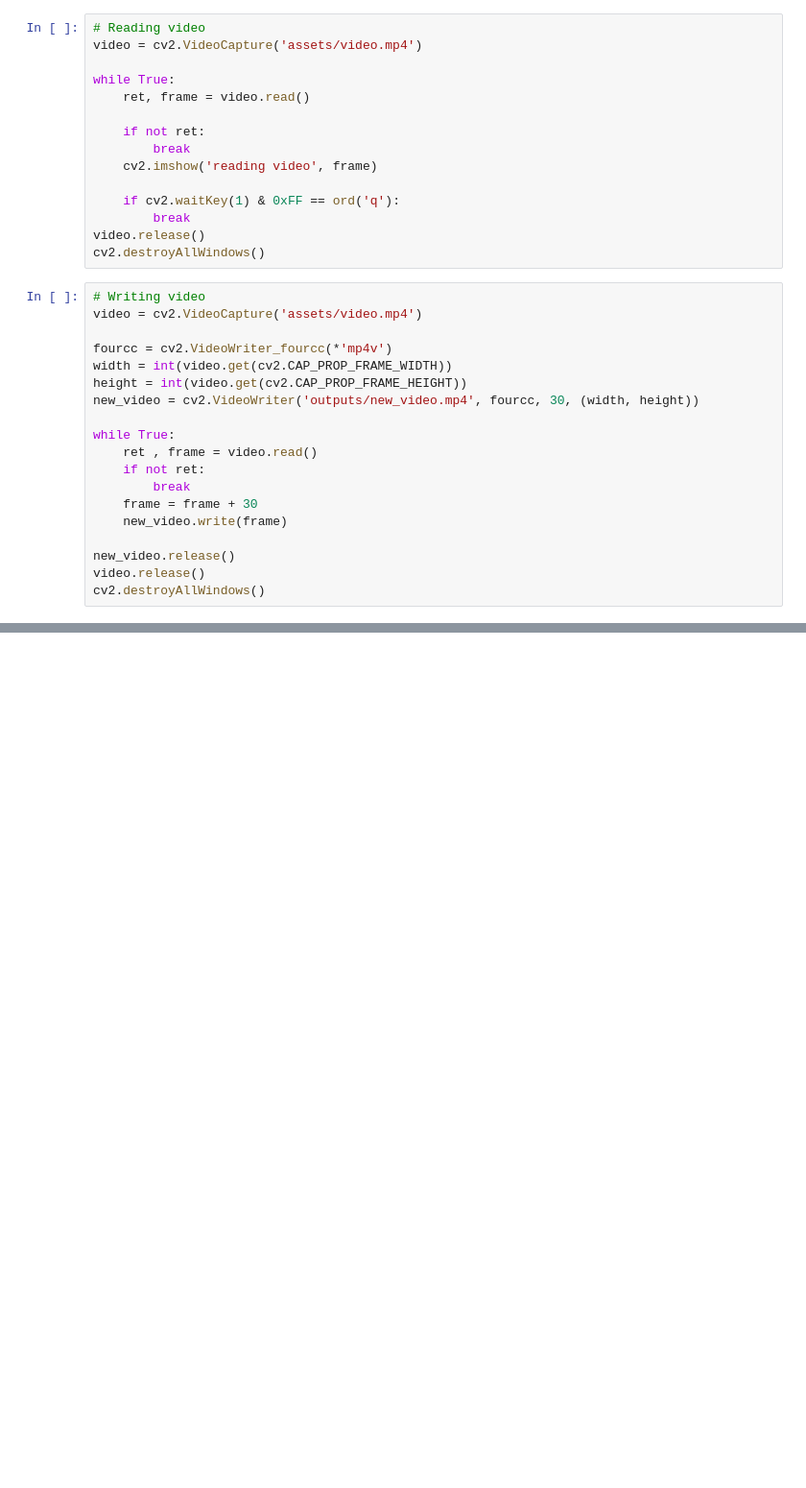
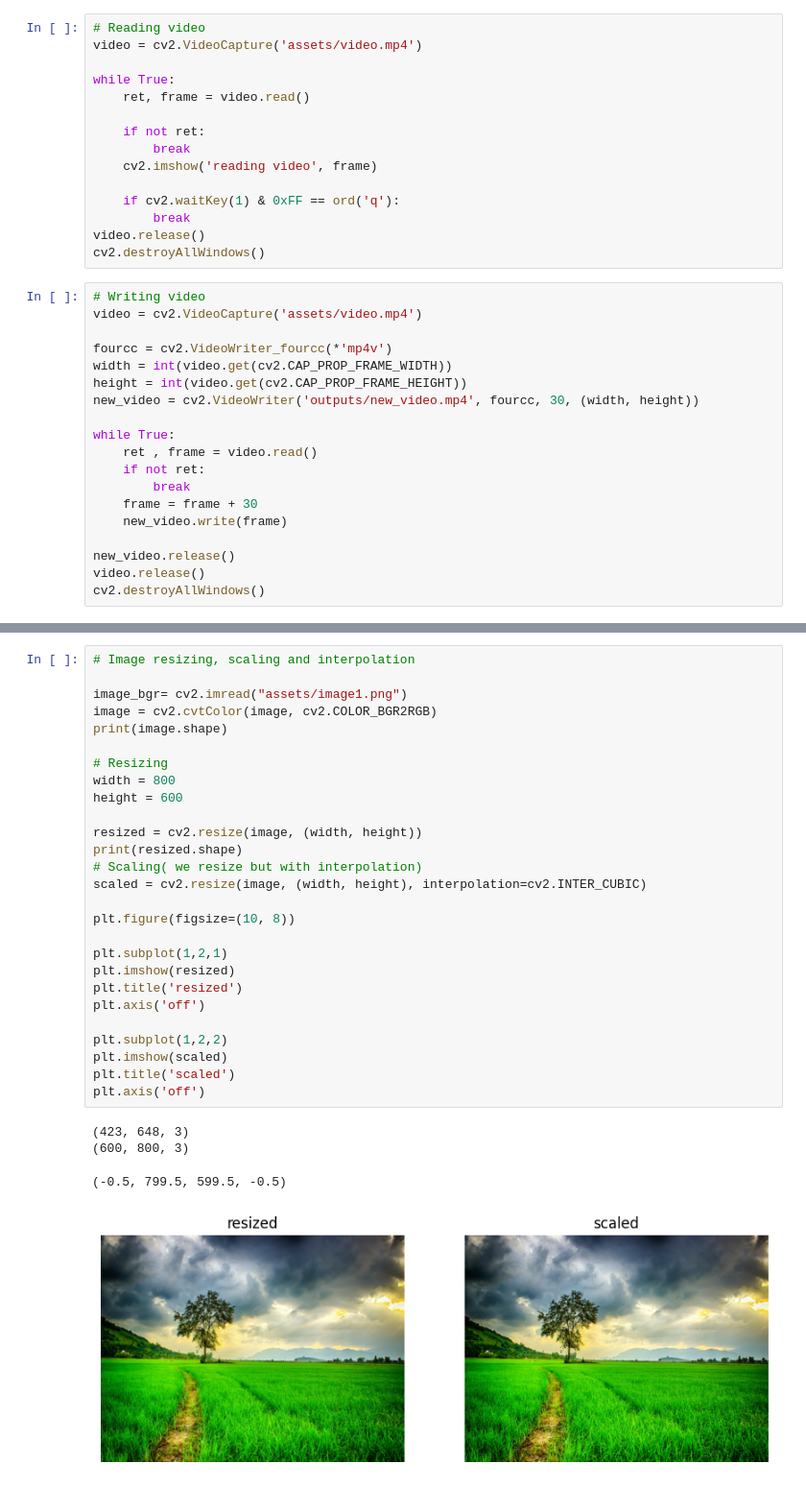
Before and after one commit to Hassan-essoufi/competitive-programming-journey, a Jupyter notebook: Opencv/tutorial.ipynb, the cells around one changed output, grey strips where cells are left out. Shown at 96% size. Saved outputs shown, nothing was run; the diff lists cells and outputs as text; blank space fills up the shorter version.

```diff
--- a/Opencv/tutorial.ipynb
+++ b/Opencv/tutorial.ipynb
@@ -51,0 +111,32 @@ cv2.destroyAllWindows()
+# %%
+# Image resizing, scaling and interpolation
+
+image_bgr= cv2.imread("assets/image1.png")
+image = cv2.cvtColor(image, cv2.COLOR_BGR2RGB)
+print(image.shape)
+
+# Resizing
+width = 800
+height = 600
+
+resized = cv2.resize(image, (width, height))
+print(resized.shape)
+# Scaling( we resize but with interpolation)
+scaled = cv2.resize(image, (width, height), interpolation=cv2.INTER_CUBIC)
+
+plt.figure(figsize=(10, 8))
+
+plt.subplot(1,2,1)
+plt.imshow(resized)
+plt.title('resized')
+plt.axis('off')
+
+plt.subplot(1,2,2)
+plt.imshow(scaled)
+plt.title('scaled')
+plt.axis('off')
+# %% [output]
+(423, 648, 3)
+(600, 800, 3)
+(-0.5, 799.5, 599.5, -0.5)
+[figure, added]
```
Also changed, not shown: parts of 5 cells of this notebook.
